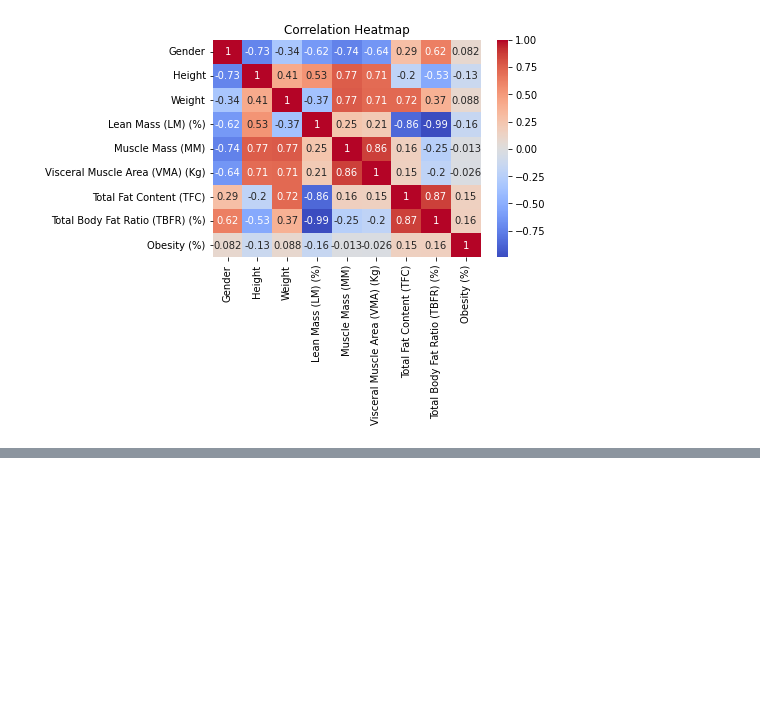
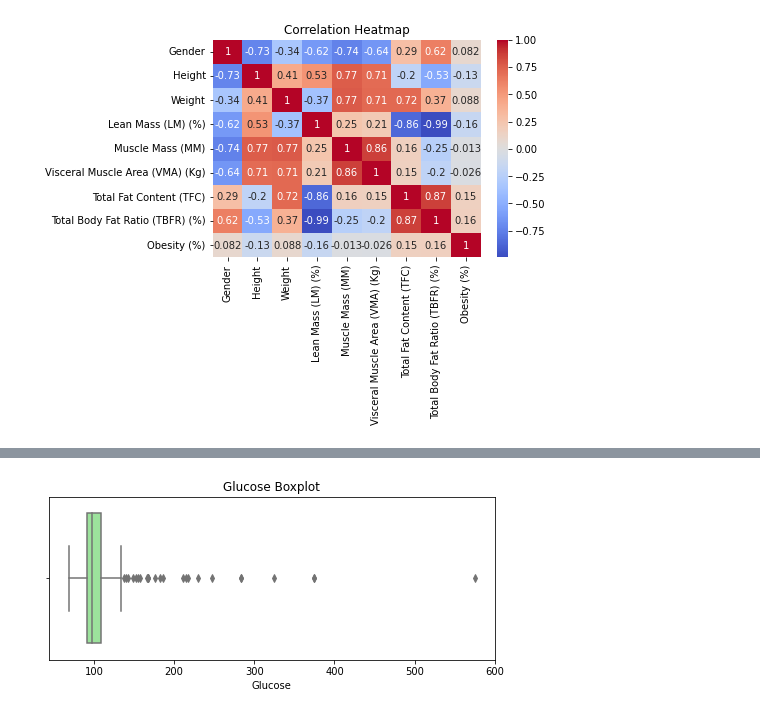
Before and after one commit to USF-AI-Fall-2025/assignment-02-logic-ajcatoiu, a Jupyter notebook: Charts.ipynb, the cells around one changed output, grey strips where cells are left out. Cells and saved outputs as stored; diff of their text form; code cells hidden in the pictures; blank space fills up the shorter version.

```diff
--- a/Charts.ipynb
+++ b/Charts.ipynb
@@ -29,0 +47,8 @@ plt.show()
+# %%
+plt.figure(figsize=(8,3))
+sns.boxplot(x=glucose_values, color="lightgreen")
+plt.title("Glucose Boxplot")
+plt.xlabel("Glucose")
+plt.show()
+# %% [output]
+[figure, added]
```
Also changed, not shown: parts of 5 cells of this notebook.
